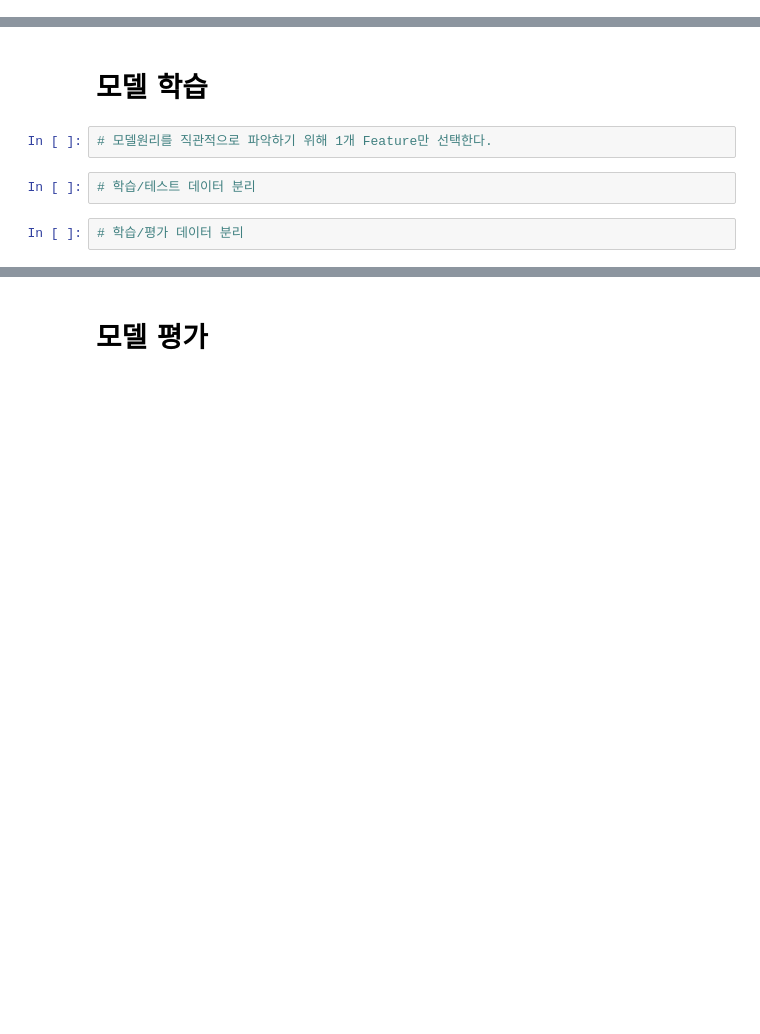
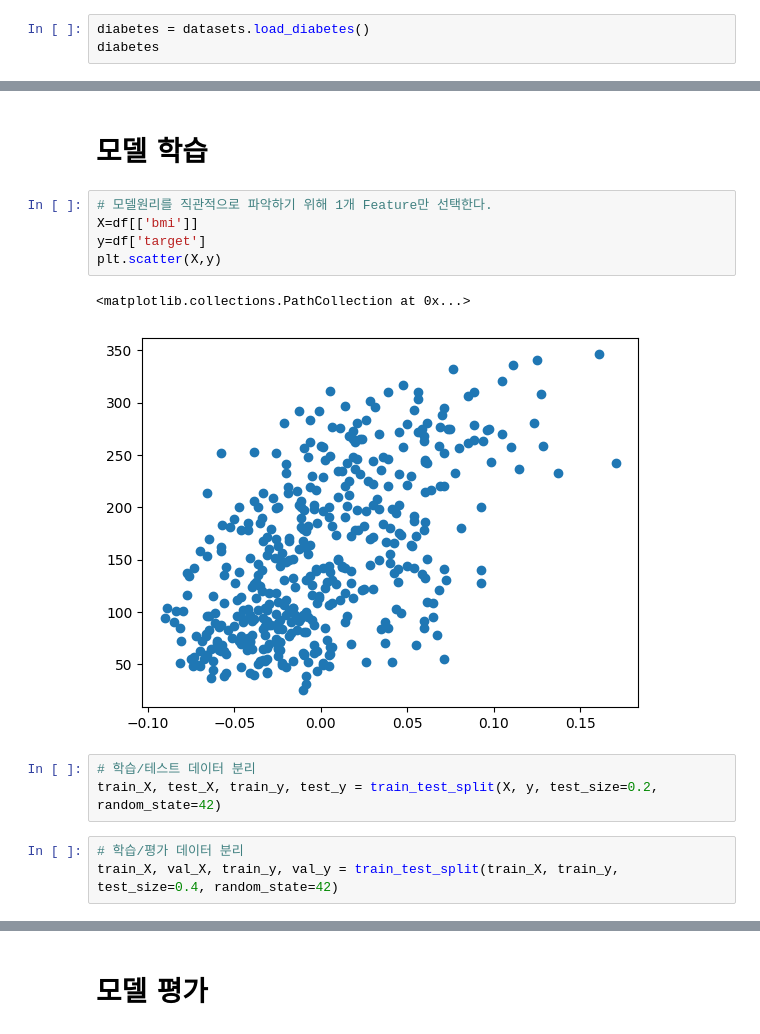
Before and after one commit to Hataeju/Regression, a Jupyter notebook: 회귀.ipynb, the cells around one changed output, grey strips where cells are left out. Saved outputs shown, nothing was run; the diff lists cells and outputs as text; blank space fills up the shorter version.

```diff
--- a/회귀.ipynb
+++ b/회귀.ipynb
@@ -8,3 +8,6 @@ from sklearn import datasets
 from sklearn.linear_model import LinearRegression
 from sklearn.model_selection import train_test_split
 from sklearn.metrics import mean_squared_error, r2_score, accuracy_score
+# %%
+diabetes = datasets.load_diabetes()
+diabetes
@@ -32,9 +103,17 @@ df
 # 모델 학습
 # %%
 # 모델원리를 직관적으로 파악하기 위해 1개 Feature만 선택한다.
+X=df[['bmi']]
+y=df['target']
+plt.scatter(X,y)
+# %% [output]
+<matplotlib.collections.PathCollection at 0x...>
+[figure, added]
 # %%
 # 학습/테스트 데이터 분리
+train_X, test_X, train_y, test_y = train_test_split(X, y, test_size=0.2, random_state=42)
 # %%
 # 학습/평가 데이터 분리
+train_X, val_X, train_y, val_y = train_test_split(train_X, train_y, test_size=0.4, random_state=42)
 # %%
 train_X
```
Also changed, not shown: parts of 13 cells of this notebook.
